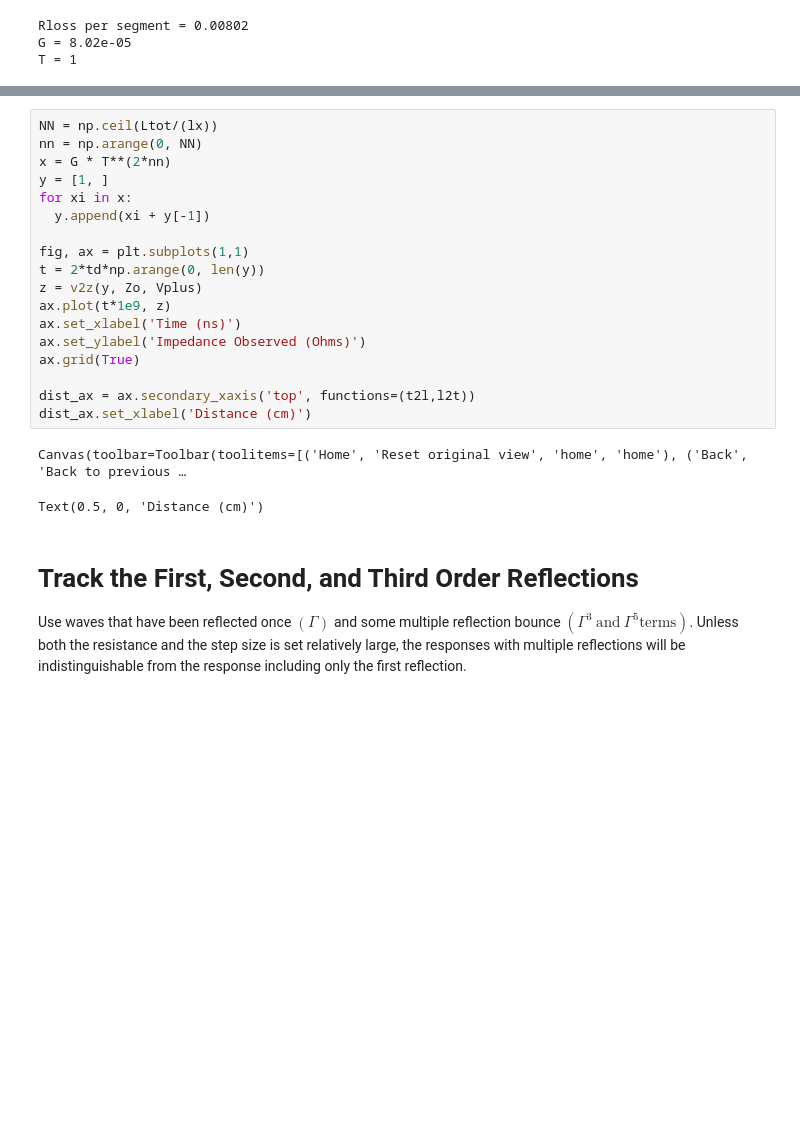
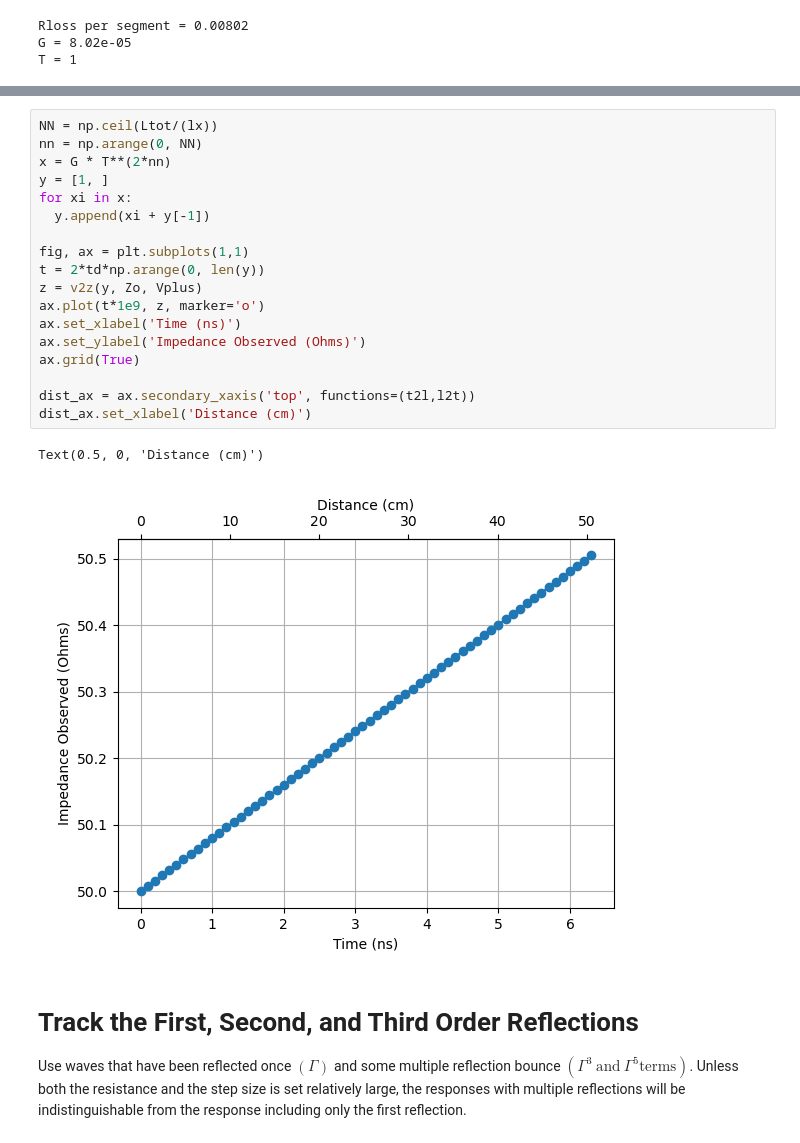
Before and after one commit to cram869/adv_sipi_class_notebooks, a Jupyter notebook: Loss Effects on Transmission Lines.ipynb, the cells around one changed output, grey strips where cells are left out. Cells and saved outputs as stored; diff of their text form; blank space fills up the shorter version.

```diff
--- a/Loss Effects on Transmission Lines.ipynb
+++ b/Loss Effects on Transmission Lines.ipynb
@@ -100,24 +100,24 @@ The bounce diagram below is tracking a single multiple reflection, which leaves
 # %%
 NN = np.ceil(Ltot/(lx))
 nn = np.arange(0, NN)
 x = G * T**(2*nn)
 y = [1, ]
 for xi in x:
   y.append(xi + y[-1])
 
 fig, ax = plt.subplots(1,1)
 t = 2*td*np.arange(0, len(y))
 z = v2z(y, Zo, Vplus)
-ax.plot(t*1e9, z)
+ax.plot(t*1e9, z, marker='o')
 ax.set_xlabel('Time (ns)')
 ax.set_ylabel('Impedance Observed (Ohms)')
 ax.grid(True)
 
 dist_ax = ax.secondary_xaxis('top', functions=(t2l,l2t))
 dist_ax.set_xlabel('Distance (cm)')
 # %% [output]
-Canvas(toolbar=Toolbar(toolitems=[('Home', 'Reset original view', 'home', 'home'), ('Back', 'Back to previous …
+Text(0.5, 0, 'Distance (cm)')
-Text(0.5, 0, 'Distance (cm)')
+[figure, added]
 # %% [markdown]
 # Track the First, Second, and Third Order Reflections
 
```
Also changed, not shown: parts of 4 cells of this notebook, 25 other files.
